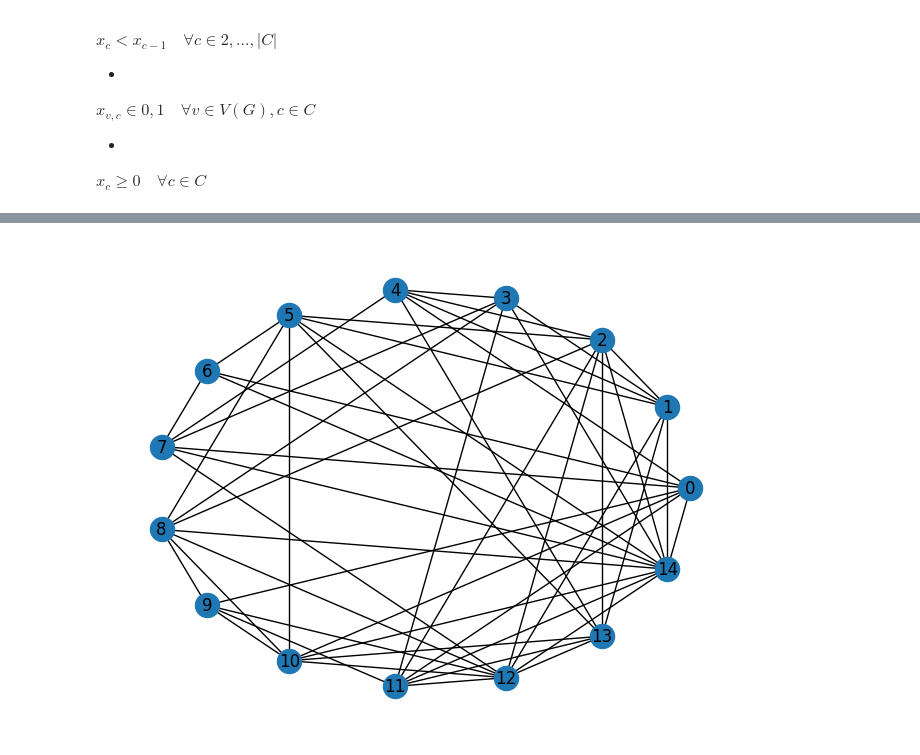
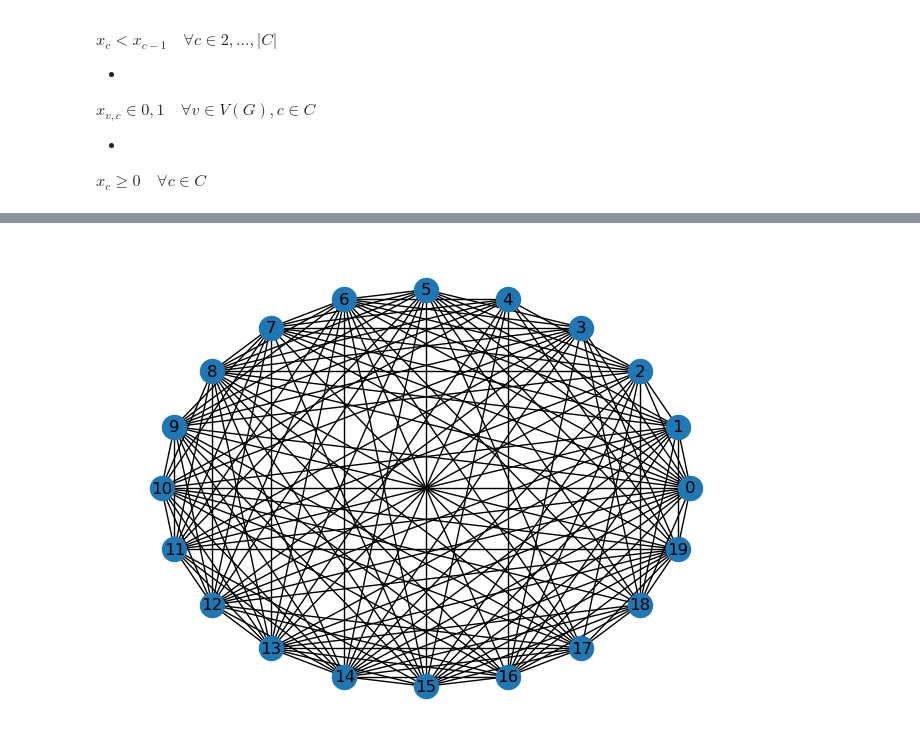
Before and after one commit to AntDeivid/projeto-final-mc, a Jupyter notebook: Formulação_de_Rodrigues.ipynb, the cells around one changed output, grey strips where cells are left out. Cells and saved outputs as stored; diff of their text form; code cells hidden in the pictures.

```diff
--- a/Formulação_de_Rodrigues.ipynb
+++ b/Formulação_de_Rodrigues.ipynb
@@ -75,8 +73,10 @@ Requirement already satisfied: networkx in /home/deivid/.local/lib/python3.10/si
 Note: you may need to restart the kernel to use updated packages.
 # %%
-#Biblioteca de geração de Grafos: https://networkx.org/
 import networkx as nx
-G = nx.gnp_random_graph(15, 0.5)
+import matplotlib.pyplot as plt
+
+G = nx.gnp_random_graph(20, 0.8)
 nx.draw_circular(G, with_labels=True)
+plt.show()
 # %% [output]
-[figure, old version]
+[figure, new version]
```
Also changed, not shown: parts of 3 cells of this notebook, 1 other file.
